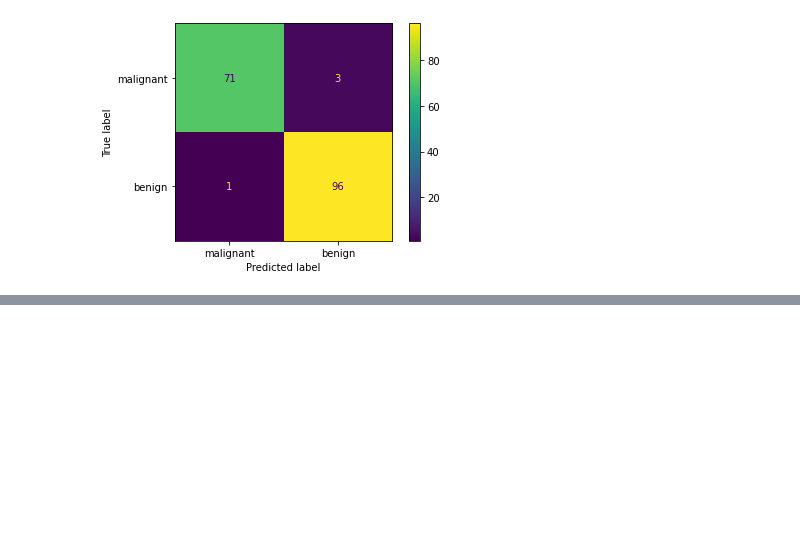
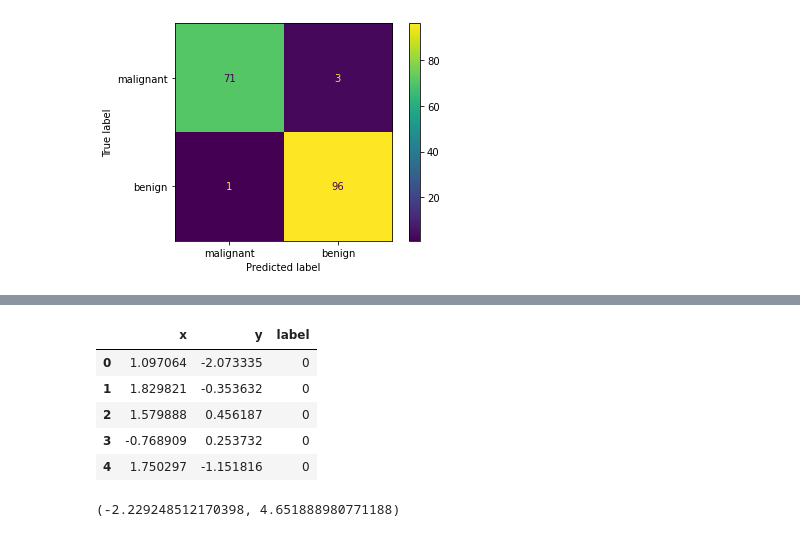
Before and after one commit to Edudeiko/CS-Data-Science-Build-Week-1, a Jupyter notebook: notebook/KNN_step_by_step.ipynb, the cells around one changed output, grey strips where cells are left out. Drawn from its saved outputs; the diff is of its cells as text; code cells hidden in the pictures; blank space fills up the shorter version.

```diff
--- a/notebook/KNN_step_by_step.ipynb
+++ b/notebook/KNN_step_by_step.ipynb
@@ -346,0 +371,13 @@ cmd.plot();
+# %%
+df.head()
+# %% [output]
+|  | x | y | label |
+| 0 | 1.097064 | -2.073335 | 0 |
+| 1 | 1.829821 | -0.353632 | 0 |
+| 2 | 1.579888 | 0.456187 | 0 |
+| 3 | -0.768909 | 0.253732 | 0 |
+| 4 | 1.750297 | -1.151816 | 0 |
+# %%
+df['y'].min(), df['y'].max()
+# %% [output]
+(-2.229248512170398, 4.651888980771188)
```
Also changed, not shown: parts of 6 cells of this notebook.
